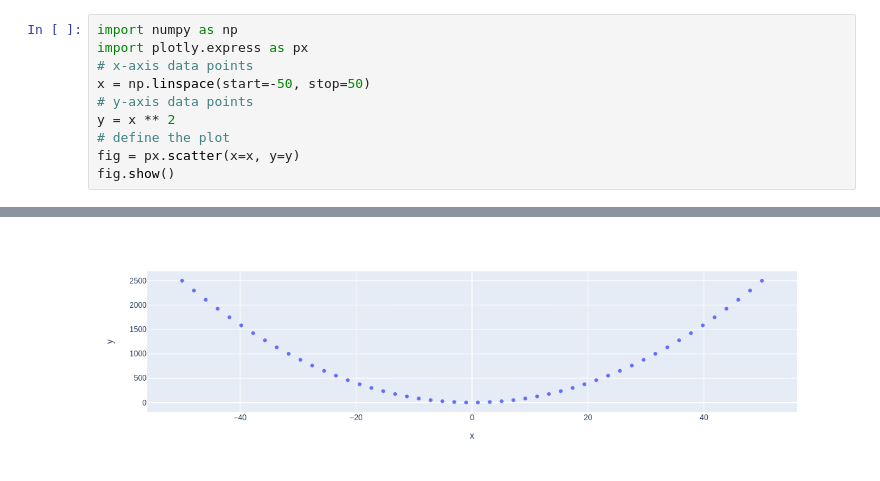
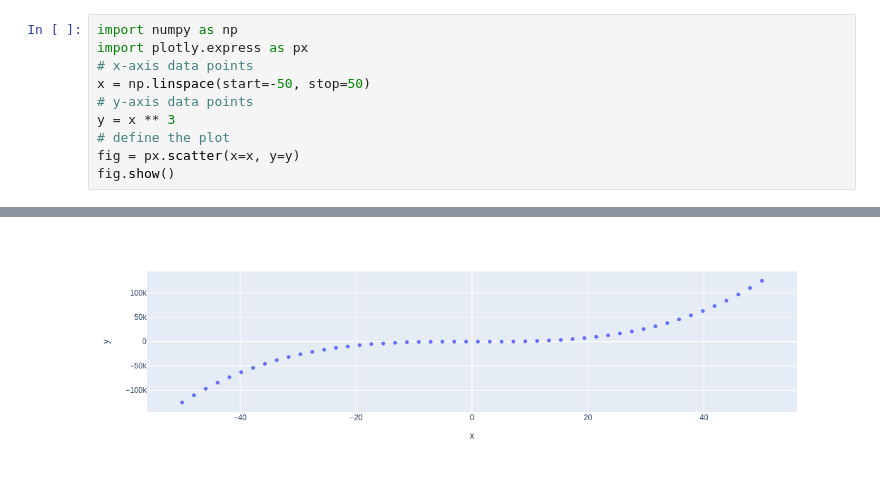
Before and after one commit to tgarcia-rh/my-notebooks-repo, a Jupyter notebook: experiment1.ipynb, the cells around one changed output, grey strips where cells are left out. Saved outputs shown, nothing was run; the diff lists cells and outputs as text.

```diff
--- a/experiment1.ipynb
+++ b/experiment1.ipynb
@@ -4,7 +4,7 @@ import plotly.express as px
 # x-axis data points
 x = np.linspace(start=-50, stop=50)
 # y-axis data points
-y = x ** 2
+y = x ** 3
 # define the plot
 fig = px.scatter(x=x, y=y)
 fig.show()
@@ -13 +12 @@ fig.show()
-[figure, old version]
+[figure, new version]
```
Also changed, not shown: parts of 1 cell of this notebook.
